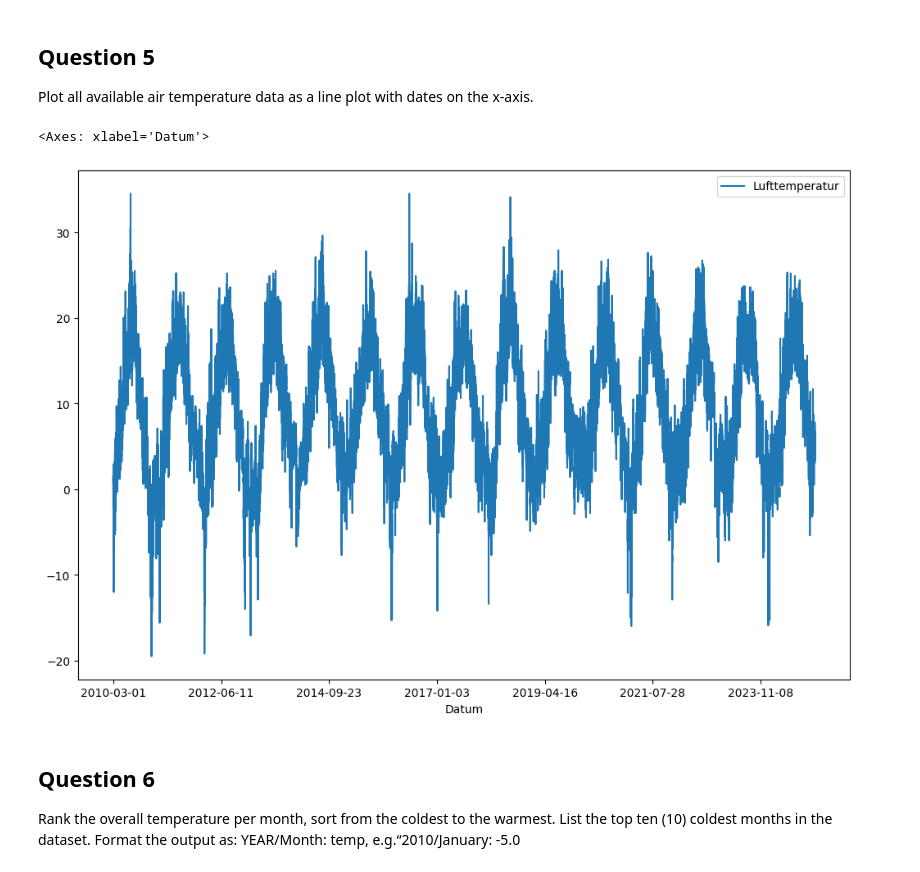
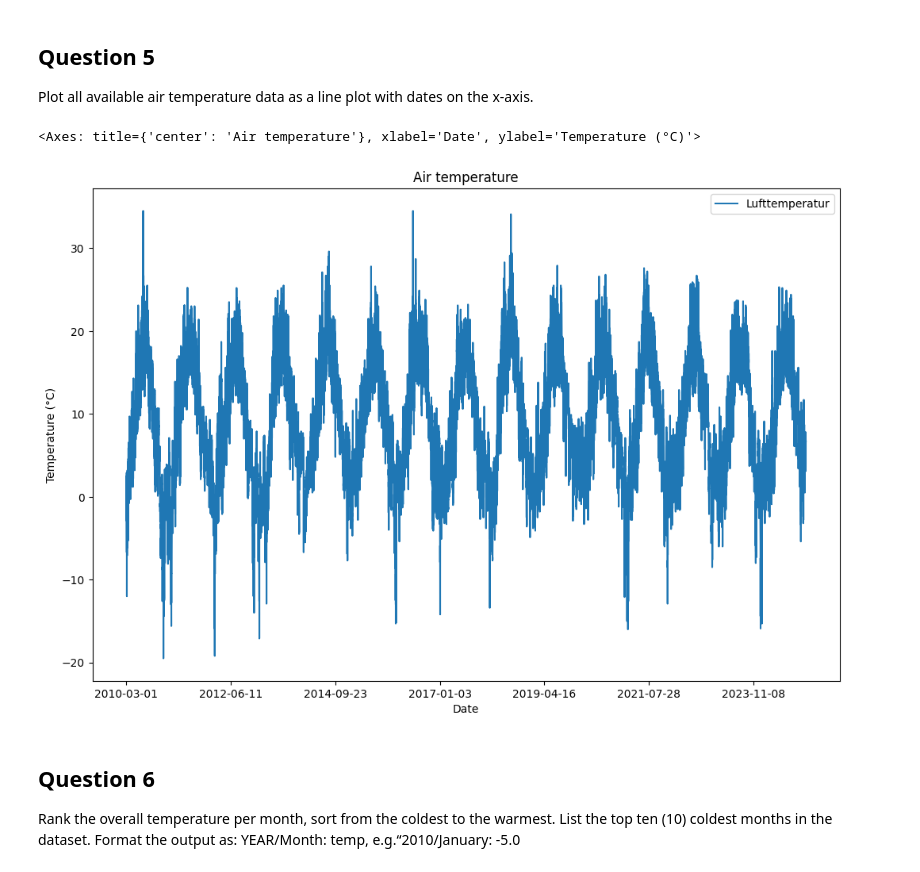
Before and after one commit to Mau-Gen/DV1597_Assignment_1, a Jupyter notebook: DV1597_Assignment_1.ipynb, the cells around one changed output. Cells and saved outputs as stored; diff of their text form; code cells hidden in the pictures.

```diff
--- a/DV1597_Assignment_1.ipynb
+++ b/DV1597_Assignment_1.ipynb
@@ -220,10 +205,10 @@ Standard deviation: 6.95294134014291
 Plot all available air temperature data as a line plot with dates on the x-axis.
 # %%
 plt.style.use("default")
-df_filled.plot.line(figsize = (12.16, 8.06), x = "Datum", y = "Lufttemperatur")
+df_filled.plot.line(figsize = (12.16, 8.06), x = "Datum", y = "Lufttemperatur", title = "Air temperature", xlabel = "Date", ylabel = "Temperature (°C)")
 # %% [output]
-<Axes: xlabel='Datum'>
+<Axes: title={'center': 'Air temperature'}, xlabel='Date', ylabel='Temperature (°C)'>
-[figure, old version]
+[figure, new version]
 # %% [markdown]
 ## Question 6
 
```
Also changed, not shown: parts of 9 cells of this notebook.
